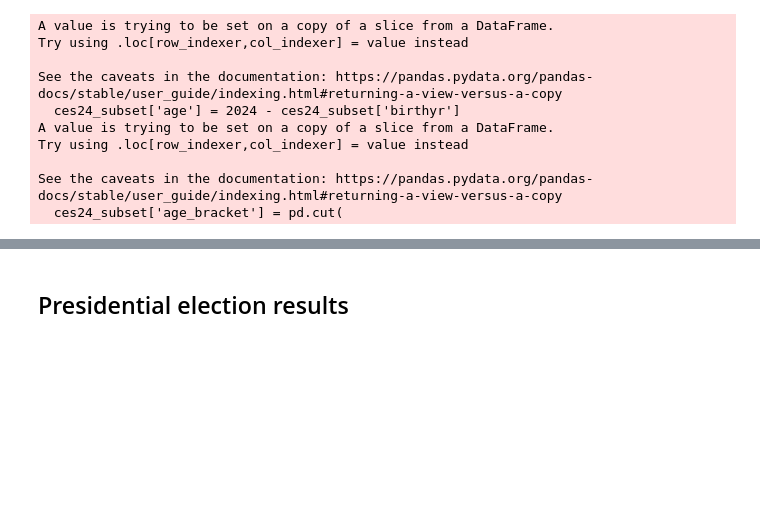
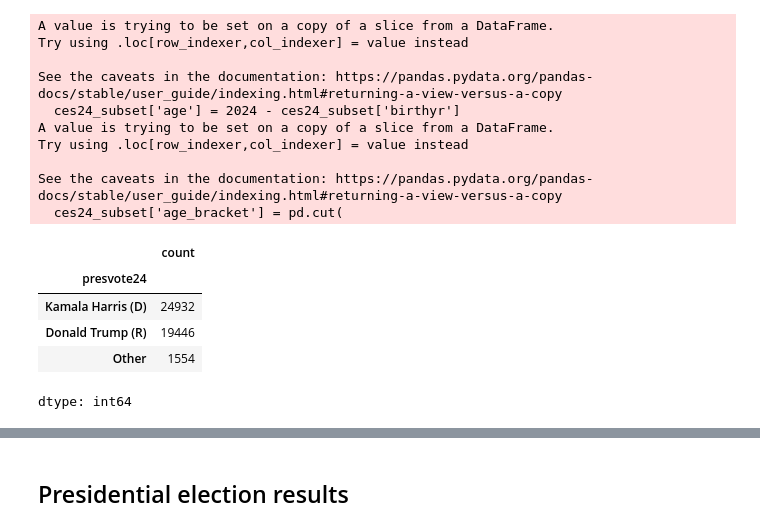
Before and after one commit to taliafabs/STA496, a Jupyter notebook: MidtermPaper/code/data_cleaning.ipynb, the cells around one changed output, grey strips where cells are left out. Cells and saved outputs as stored; diff of their text form; code cells hidden in the pictures; blank space fills up the shorter version.

```diff
--- a/MidtermPaper/code/data_cleaning.ipynb
+++ b/MidtermPaper/code/data_cleaning.ipynb
@@ -112,6 +138,15 @@ Try using .loc[row_indexer,col_indexer] = value instead
 
 See the caveats in the documentation: https://pandas.pydata.org/pandas-docs/stable/user_guide/indexing.html#returning-a-view-versus-a-copy
   ces24_subset['age_bracket'] = pd.cut(
+# %%
+ces24_analysis_df.presvote24.value_counts()
+# %% [output]
+|  | count |
+| presvote24 |  |
+| Kamala Harris (D) | 24932 |
+| Donald Trump (R) | 19446 |
+| Other | 1554 |
+dtype: int64
 # %%
 # do some re-naming
 ces24_analysis_df = ces24_analysis_df.rename(columns={'CC24_301': 'econ_past_year',
```
Also changed, not shown: parts of 7 cells of this notebook.
